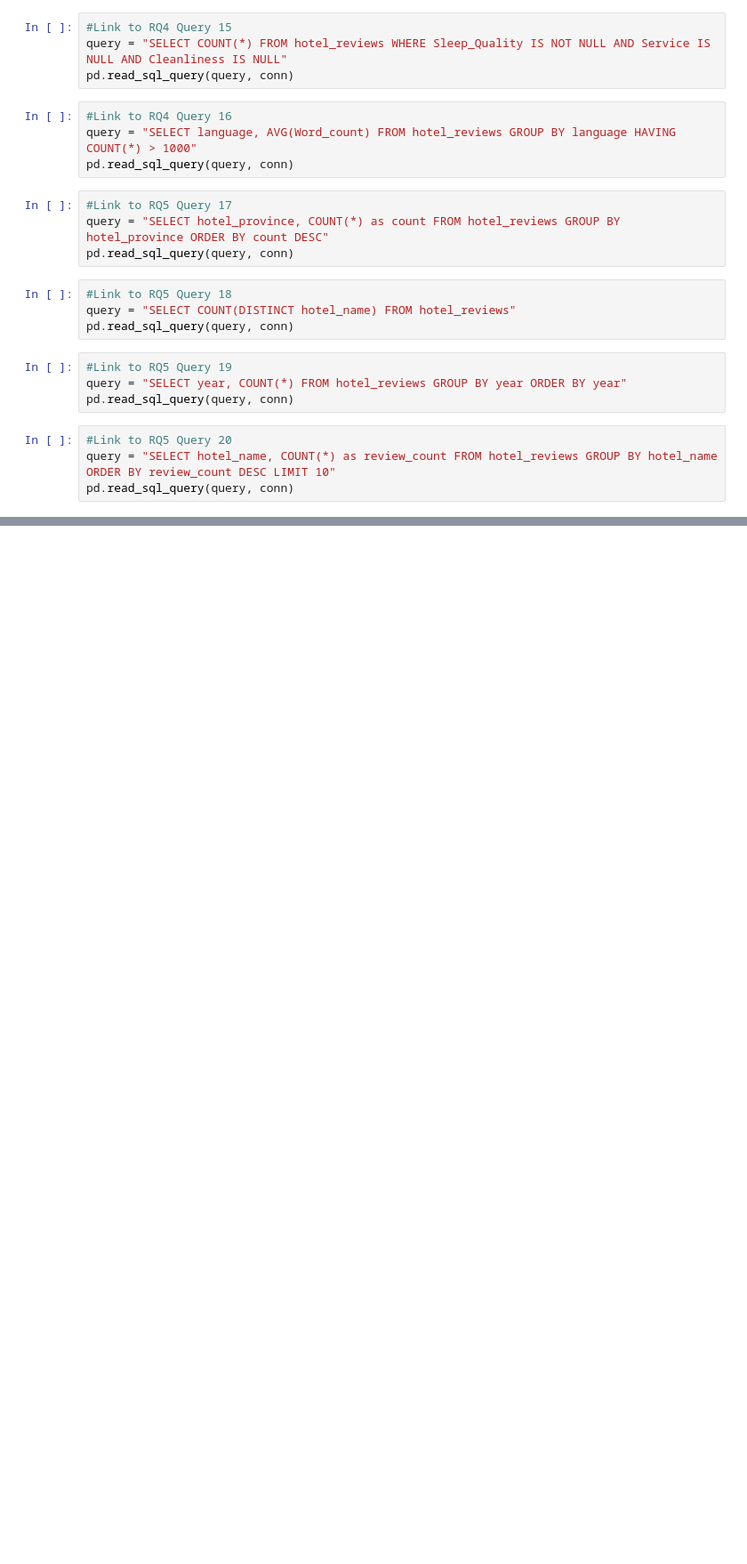
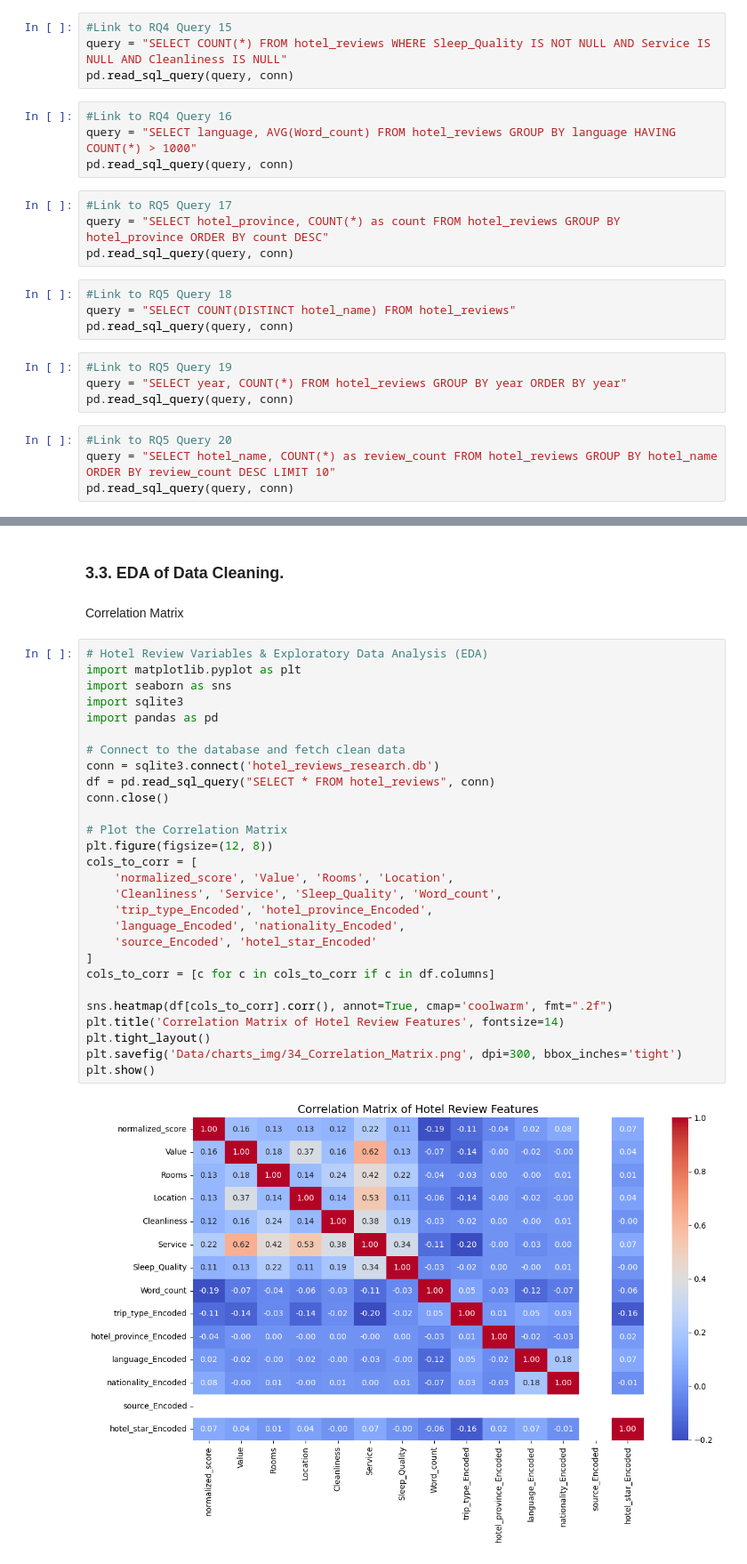
Before and after one commit to trietnguyen2611/Hotel-Review-AI-Chatbot, a Jupyter notebook: Project.ipynb, the cells around one changed output, grey strips where cells are left out. Shown at 89% size. Cells and saved outputs as stored; diff of their text form; blank space fills up the shorter version.

```diff
--- a/Project.ipynb
+++ b/Project.ipynb
@@ -605,0 +442,34 @@ Top 5 tỉnh thành có nhiều đánh giá nhất theo SQLite:
+# %% [markdown]
+### 3.3. EDA of Data Cleaning.
+# %% [markdown]
+Correlation Matrix
+# %%
+# Hotel Review Variables & Exploratory Data Analysis (EDA)
+import matplotlib.pyplot as plt
+import seaborn as sns
+import sqlite3
+import pandas as pd
+
+# Connect to the database and fetch clean data
+conn = sqlite3.connect('hotel_reviews_research.db')
+df = pd.read_sql_query("SELECT * FROM hotel_reviews", conn)
+conn.close()
+
+# Plot the Correlation Matrix
+plt.figure(figsize=(12, 8))
+cols_to_corr = [
+    'normalized_score', 'Value', 'Rooms', 'Location',
+    'Cleanliness', 'Service', 'Sleep_Quality', 'Word_count',
+    'trip_type_Encoded', 'hotel_province_Encoded',
+    'language_Encoded', 'nationality_Encoded',
+    'source_Encoded', 'hotel_star_Encoded'
+]
+cols_to_corr = [c for c in cols_to_corr if c in df.columns]
+
+sns.heatmap(df[cols_to_corr].corr(), annot=True, cmap='coolwarm', fmt=".2f")
+plt.title('Correlation Matrix of Hotel Review Features', fontsize=14)
+plt.tight_layout()
+plt.savefig('Data/charts_img/34_Correlation_Matrix.png', dpi=300, bbox_inches='tight')
+plt.show()
+# %% [output]
+[figure, added]
```
Also changed, not shown: parts of 46 cells of this notebook.
